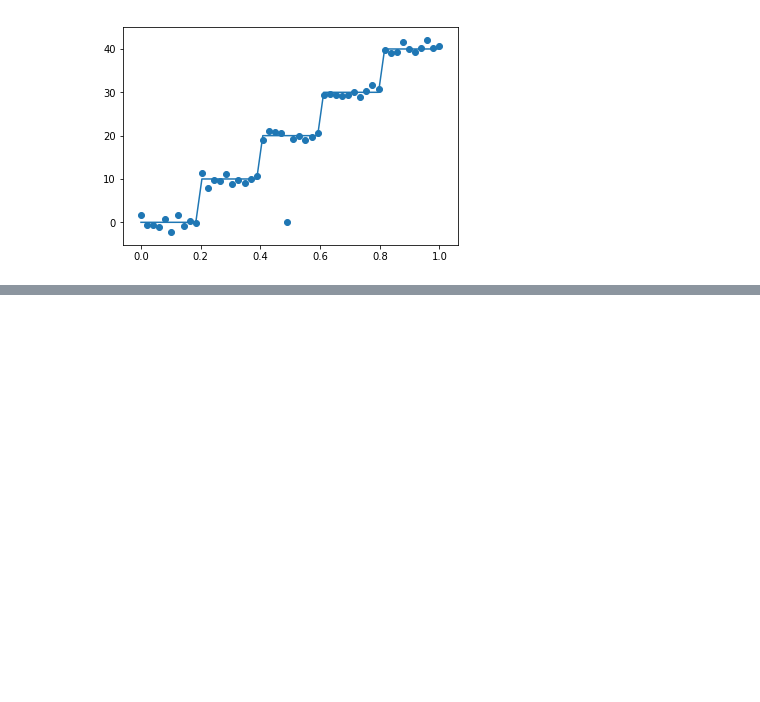
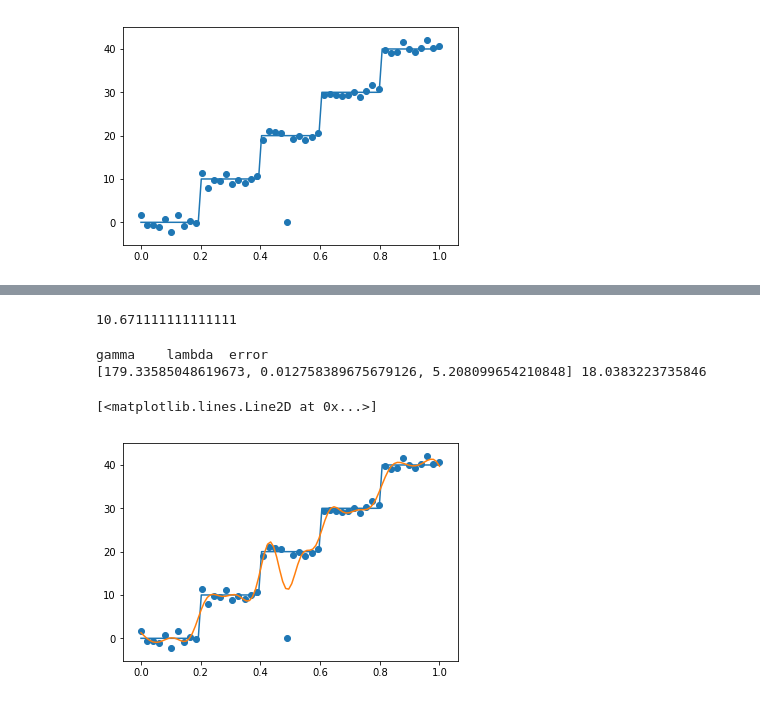
Before and after one commit to andgoldschmidt/CSE-546, a Jupyter notebook: Set4_Problem2.ipynb, the cells around one changed output, grey strips where cells are left out. Saved outputs shown, nothing was run; the diff lists cells and outputs as text; code cells hidden in the pictures; blank space fills up the shorter version.

Commit message:
Updated problem2 to do parts (a) and (b). Best hyperparameters are reported.

```diff
--- a/Set4_Problem2.ipynb
+++ b/Set4_Problem2.ipynb
@@ -31,6 +31,7 @@ y = np.array([0 if i==25 else 1 for i in range(1,n+1)])*(function(x) + np.random
 # %%
+x = np.linspace(0,1,100)
 plt.plot(x, function(x))
-plt.scatter(x,y)
+plt.scatter(x_data, y_data)
 # %% [output]
 <matplotlib.collections.PathCollection at 0x...>
 [figure]
@@ -74,0 +40,14 @@ Problem(Minimize(Expression(UNKNOWN, UNKNOWN, ())), [NonPos(Expression(AFFINE, U
+# %%
+def ls_loss_fn(residuals, params=None):
+    return cp.pnorm(residuals, p=2)**2
+
+def huber_loss_fn(residuals, params):
+    M = params
+    return np.sum([i for i in cp.huber(residuals, M)])
+
+def huber_loss_fn(residuals, params):
+    M = params
+    return np.sum([i for i in cp.huber(residuals, M)])
+
+def regularizer(alpha, K):
+    return cp.quad_form(alpha, K)
@@ -74,0 +102,37 @@ Problem(Minimize(Expression(UNKNOWN, UNKNOWN, ())), [NonPos(Expression(AFFINE, U
+# %%
+gamma_h = 1/np.median([(i[0]-i[1])**2 for i in combinations(x_data,2)]) # Use the heuristic
+print(gamma_h)
+# %% [output]
+10.671111111111111
+# %%
+g_max = 1000
+g_min = 1
+
+lambd_max = 5
+lambd_min = .005
+
+best_error_ls = np.inf
+best_ls = []
+
+for i in range(100):
+    gamma0 = np.random.rand()*(g_max-g_min) + g_min
+    lambd0 = np.random.rand()*(lambd_max-lambd_min) + lambd_min
+    error = k_fold_cv(5, x_data, y_data, ls_loss_fn, None, k_rbf, gamma0, lambd0)
+    if error < best_error_ls:
+        best_error_ls = error
+        best_ls = [gamma0, lambd0, M0]
+# %%
+print('gamma\t lambda\t error')
+print(best_ls, best_error_ls)
+f_hat = cvx_kernel_1d(x_data, y_data,
+                      loss_fn=ls_loss_fn, loss_params=None,
+                      kernel=k_rbf, k_params=best_ls[0], lambd=best_ls[1])
+
+plt.plot(x, function(x))
+plt.scatter(x_data, y_data)
+plt.plot(x, f_hat(x))
+# %% [output]
+gamma    lambda  error
+[179.33585048619673, 0.012758389675679126, 5.208099654210848] 18.0383223735846
+[<matplotlib.lines.Line2D at 0x...>]
+[figure, added]
```
Also changed, not shown: parts of 14 cells of this notebook, 1 other file.
